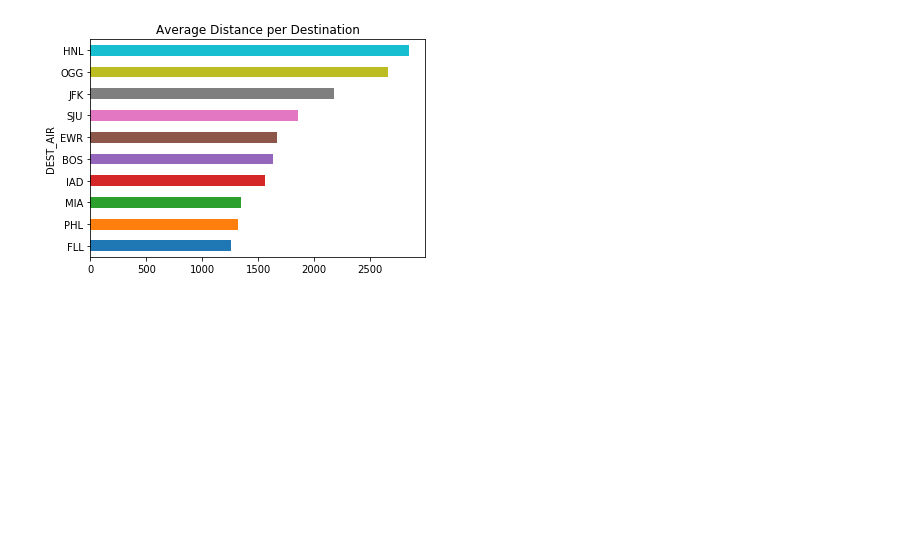
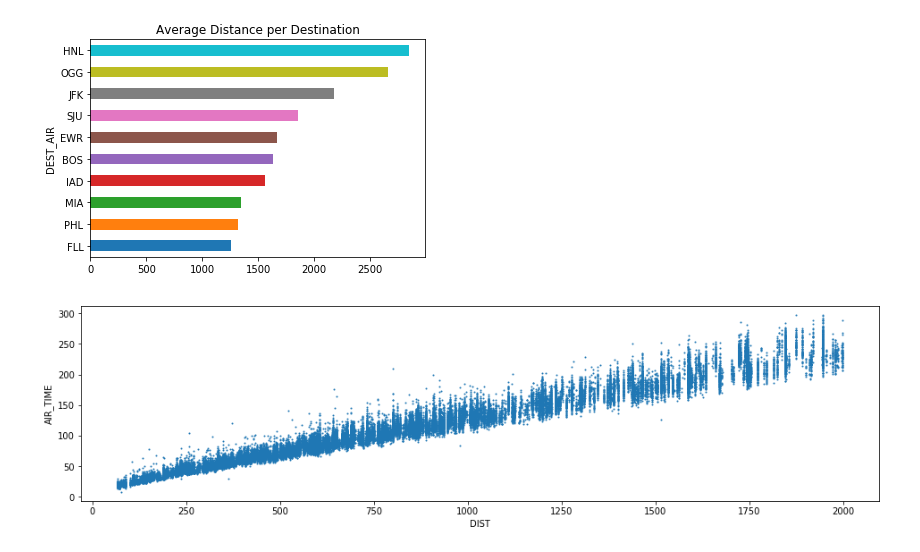
Before and after one commit to MarkNoordraven/Pandas-Cookbook, a Jupyter notebook: Chapter 11 Visualization with Matplotlib, Pandas and Seaborn - Notes.ipynb, the cells around one changed output. Saved outputs shown, nothing was run; the diff lists cells and outputs as text; code cells hidden in the pictures; blank space fills up the shorter version.

Commit message:
continuing chapter 9 with built-in pandas plots'

```diff
--- a/Chapter 11 Visualization with Matplotlib, Pandas and Seaborn - Notes.ipynb
+++ b/Chapter 11 Visualization with Matplotlib, Pandas and Seaborn - Notes.ipynb
@@ -756,3 +754,13 @@ flights.groupby('DEST_AIR')['DIST']\
               title = 'Average Distance per Destination');
 # %% [output]
 [figure]
+# %%
+fs = flights.reset_index(drop=True)[['DIST', 'AIR_TIME']]\
+            .query('DIST <= 2000').dropna()
+fs.plot(x = 'DIST',
+        y = 'AIR_TIME',
+        kind = 'scatter',
+        s = 1,
+        figsize = (16,4));
+# %% [output]
+[figure, added]
```
Also changed, not shown: parts of 9 cells of this notebook.
